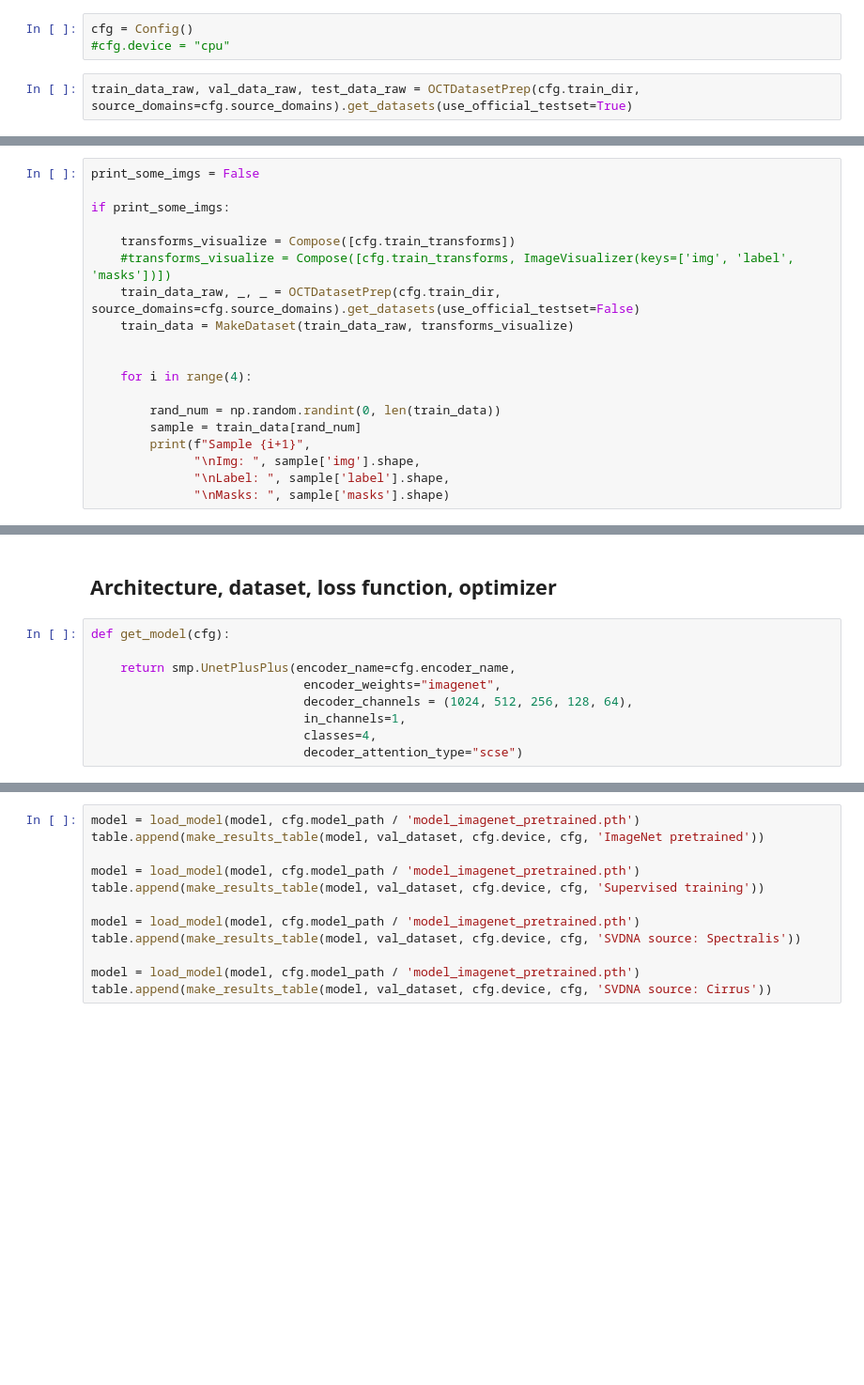
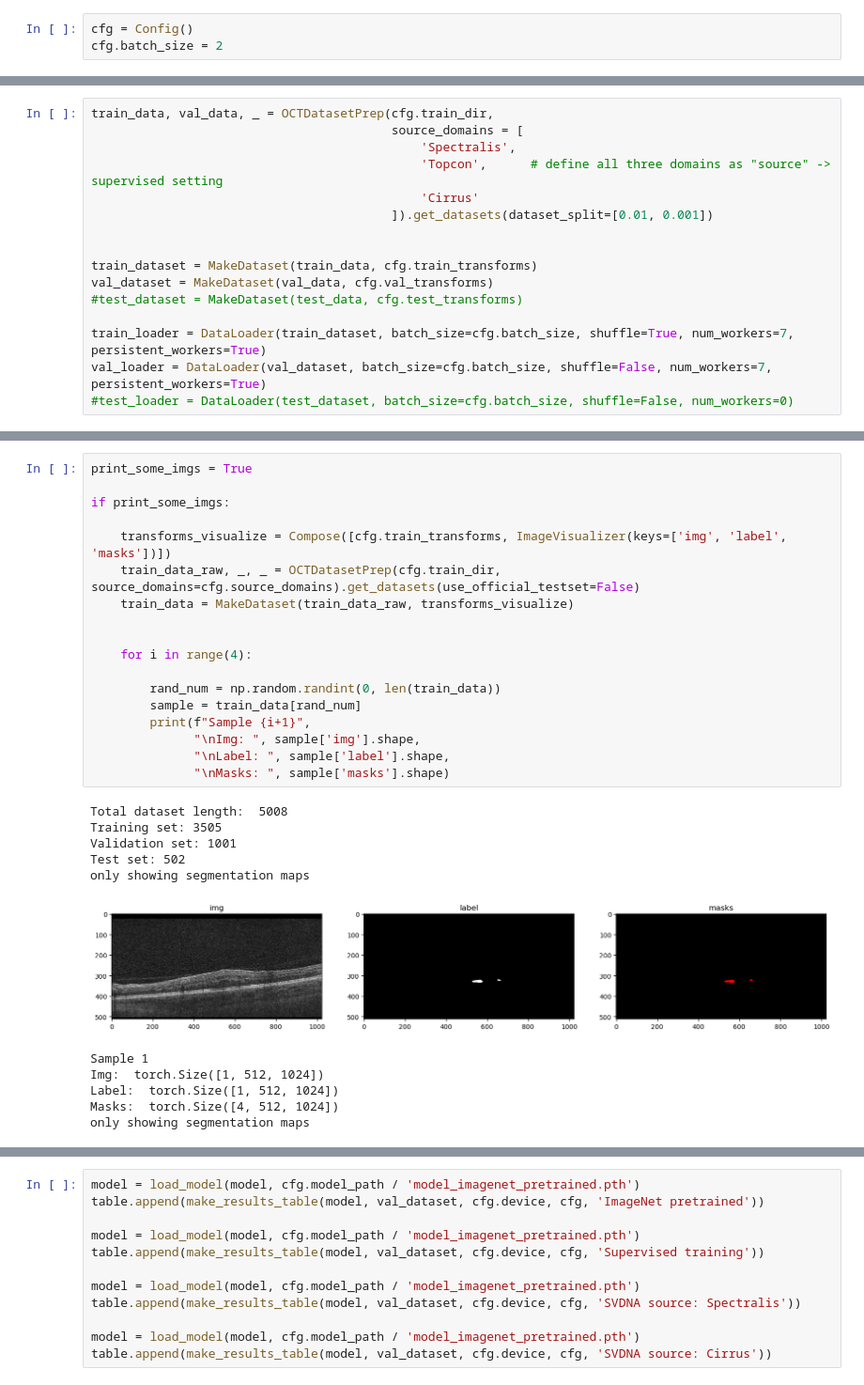
Before and after one commit to moritsih/OPTIMA_SeminarPractical, a Jupyter notebook: practical/main.ipynb, the cells around one changed output, grey strips where cells are left out. Shown: that part at 94% size. Drawn from its saved outputs; the diff is of its cells as text; blank space fills up the shorter version.

```diff
--- a/practical/main.ipynb
+++ b/practical/main.ipynb
@@ -158,5 +27,3 @@ class Config():
 # %%
 cfg = Config()
-#cfg.device = "cpu"
+cfg.batch_size = 2
-# %%
-train_data_raw, val_data_raw, test_data_raw = OCTDatasetPrep(cfg.train_dir, source_domains=cfg.source_domains).get_datasets(use_official_testset=True)
@@ -167,0 +35,16 @@ Test set: 4123
+# %%
+train_data, val_data, _ = OCTDatasetPrep(cfg.train_dir,
+                                         source_domains = [
+                                             'Spectralis',
+                                             'Topcon',      # define all three domains as "source" -> supervised setting
+                                             'Cirrus'
+                                         ]).get_datasets(dataset_split=[0.01, 0.001])
+
+
+train_dataset = MakeDataset(train_data, cfg.train_transforms)
+val_dataset = MakeDataset(val_data, cfg.val_transforms)
+#test_dataset = MakeDataset(test_data, cfg.test_transforms)
+
+train_loader = DataLoader(train_dataset, batch_size=cfg.batch_size, shuffle=True, num_workers=7, persistent_workers=True)
+val_loader = DataLoader(val_dataset, batch_size=cfg.batch_size, shuffle=False, num_workers=7, persistent_workers=True)
+#test_loader = DataLoader(test_dataset, batch_size=cfg.batch_size, shuffle=False, num_workers=0)
@@ -168,19 +172,30 @@ Test set: 4123
 # %%
-print_some_imgs = False
+print_some_imgs = True
 
 if print_some_imgs:
 
-    transforms_visualize = Compose([cfg.train_transforms])
-    #transforms_visualize = Compose([cfg.train_transforms, ImageVisualizer(keys=['img', 'label', 'masks'])])
+    transforms_visualize = Compose([cfg.train_transforms, ImageVisualizer(keys=['img', 'label', 'masks'])])
     train_data_raw, _, _ = OCTDatasetPrep(cfg.train_dir, source_domains=cfg.source_domains).get_datasets(use_official_testset=False)
     train_data = MakeDataset(train_data_raw, transforms_visualize)
 
 
     for i in range(4):
 
         rand_num = np.random.randint(0, len(train_data))
         sample = train_data[rand_num]
         print(f"Sample {i+1}",
               "\nImg: ", sample['img'].shape,
               "\nLabel: ", sample['label'].shape,
               "\nMasks: ", sample['masks'].shape)
+# %% [output]
+Total dataset length:  5008
+Training set: 3505
+Validation set: 1001
+Test set: 502
+only showing segmentation maps
+[figure, added]
+Sample 1
+Img:  torch.Size([1, 512, 1024])
+Label:  torch.Size([1, 512, 1024])
+Masks:  torch.Size([4, 512, 1024])
+only showing segmentation maps
@@ -187,11 +218,0 @@ if print_some_imgs:
-# %% [markdown]
-## Architecture, dataset, loss function, optimizer
-# %%
-def get_model(cfg):
-
-    return smp.UnetPlusPlus(encoder_name=cfg.encoder_name,
-                             encoder_weights="imagenet",
-                             decoder_channels = (1024, 512, 256, 128, 64),
-                             in_channels=1,
-                             classes=4,
-                             decoder_attention_type="scse")
```
Also changed, not shown: parts of 28 cells of this notebook, 2 other files.
